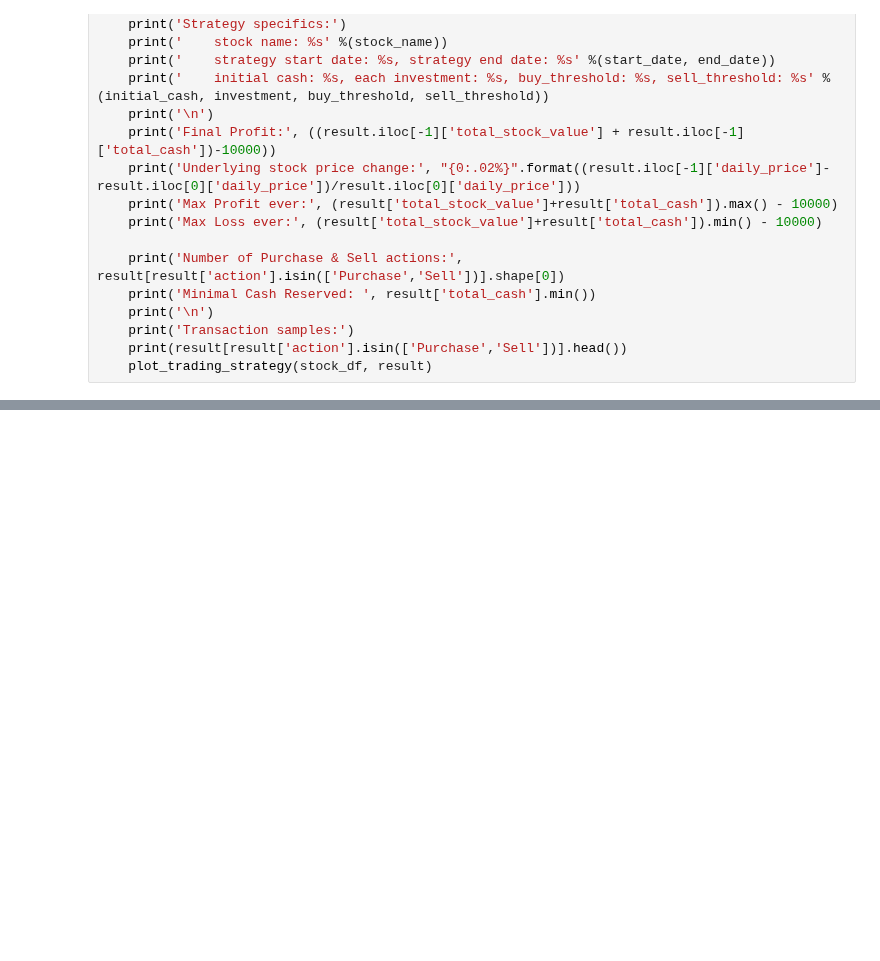
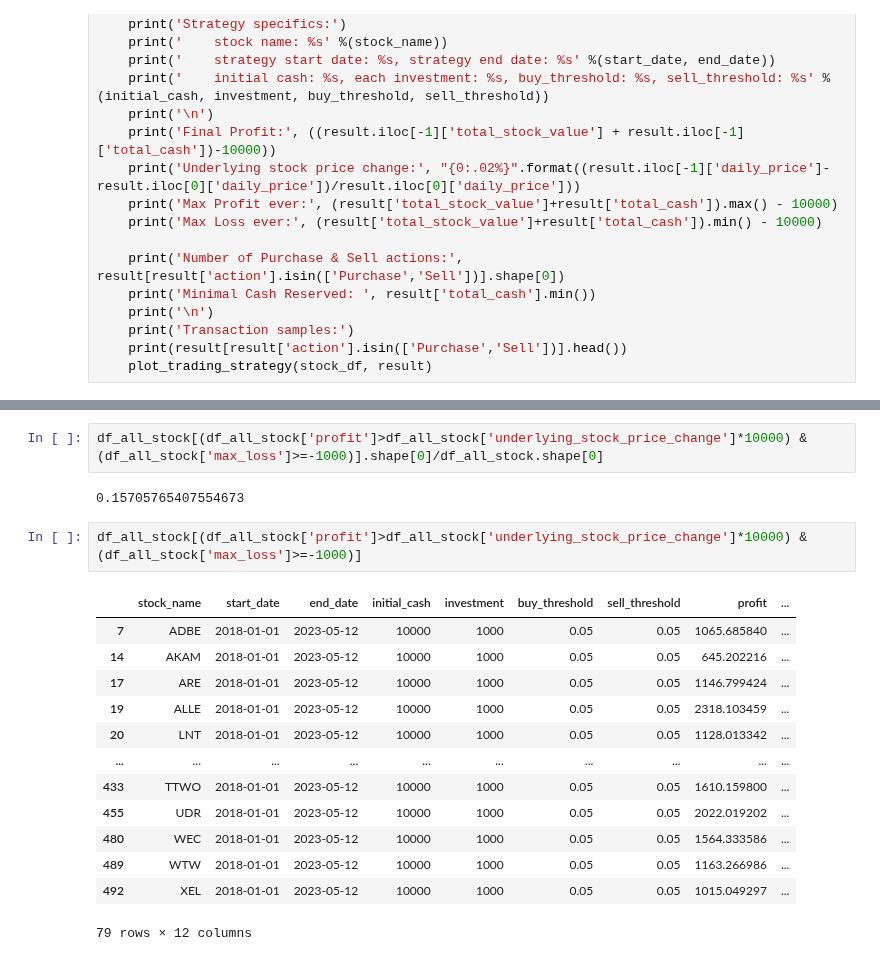
Before and after one commit to Yuchen-Peng/trading_strategy, a Jupyter notebook: notebooks/concise-notebook.ipynb, the cells around one changed output, grey strips where cells are left out. Cells and saved outputs as stored; diff of their text form; blank space fills up the shorter version.

```diff
--- a/notebooks/concise-notebook.ipynb
+++ b/notebooks/concise-notebook.ipynb
@@ -215,0 +454,20 @@ Strategy specifics:
+# %%
+df_all_stock[(df_all_stock['profit']>df_all_stock['underlying_stock_price_change']*10000) & (df_all_stock['max_loss']>=-1000)].shape[0]/df_all_stock.shape[0]
+# %% [output]
+0.15705765407554673
+# %%
+df_all_stock[(df_all_stock['profit']>df_all_stock['underlying_stock_price_change']*10000) & (df_all_stock['max_loss']>=-1000)]
+# %% [output]
+|  | stock_name | start_date | end_date | initial_cash | investment | buy_threshold | sell_threshold | profit | ... |
+| 7 | ADBE | 2018-01-01 | 2023-05-12 | 10000 | 1000 | 0.05 | 0.05 | 1065.685840 | ... |
+| 14 | AKAM | 2018-01-01 | 2023-05-12 | 10000 | 1000 | 0.05 | 0.05 | 645.202216 | ... |
+| 17 | ARE | 2018-01-01 | 2023-05-12 | 10000 | 1000 | 0.05 | 0.05 | 1146.799424 | ... |
+| 19 | ALLE | 2018-01-01 | 2023-05-12 | 10000 | 1000 | 0.05 | 0.05 | 2318.103459 | ... |
+| 20 | LNT | 2018-01-01 | 2023-05-12 | 10000 | 1000 | 0.05 | 0.05 | 1128.013342 | ... |
+| ... | ... | ... | ... | ... | ... | ... | ... | ... | ... |
+| 433 | TTWO | 2018-01-01 | 2023-05-12 | 10000 | 1000 | 0.05 | 0.05 | 1610.159800 | ... |
+| 455 | UDR | 2018-01-01 | 2023-05-12 | 10000 | 1000 | 0.05 | 0.05 | 2022.019202 | ... |
+| 480 | WEC | 2018-01-01 | 2023-05-12 | 10000 | 1000 | 0.05 | 0.05 | 1564.333586 | ... |
+| 489 | WTW | 2018-01-01 | 2023-05-12 | 10000 | 1000 | 0.05 | 0.05 | 1163.266986 | ... |
+| 492 | XEL | 2018-01-01 | 2023-05-12 | 10000 | 1000 | 0.05 | 0.05 | 1015.049297 | ... |
+79 rows × 12 columns
```
Also changed, not shown: parts of 18 cells of this notebook.
